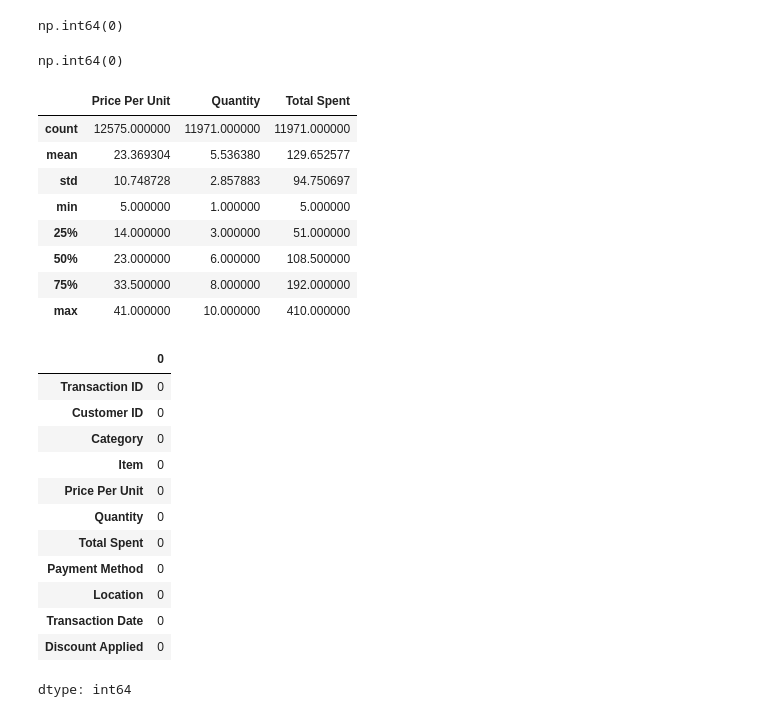
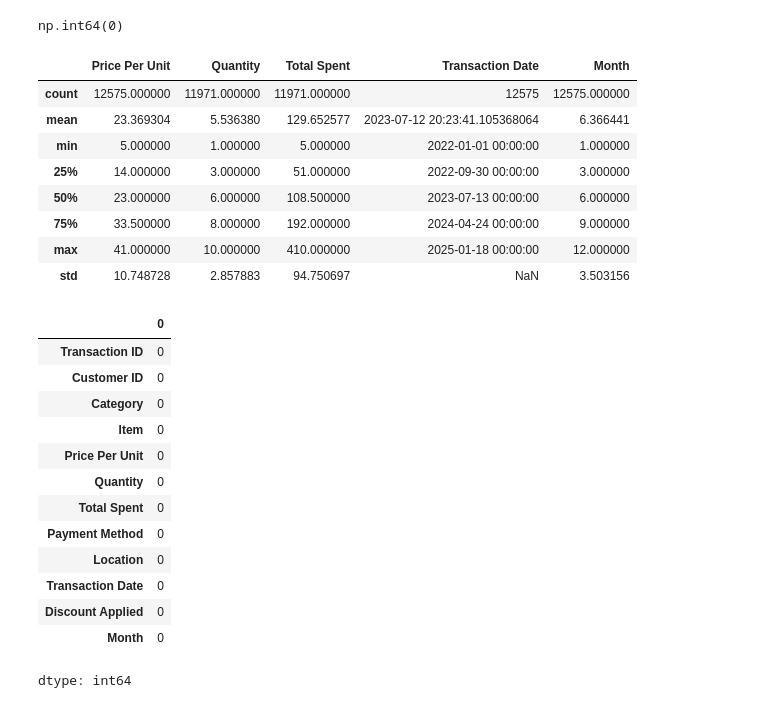
Before and after one commit to cityardhelaalisya/Data-Analyst-Portofolio, a Jupyter notebook: Retail_Store_Sales_Exploratory_Data_Analyst_and_Data_Cleaning.ipynb, the cells around one changed output. Saved outputs shown, nothing was run; the diff lists cells and outputs as text; code cells hidden in the pictures.

```diff
--- a/Retail_Store_Sales_Exploratory_Data_Analyst_and_Data_Cleaning.ipynb
+++ b/Retail_Store_Sales_Exploratory_Data_Analyst_and_Data_Cleaning.ipynb
@@ -8,10 +8,10 @@ import seaborn as sns
 from datetime import datetime
 # %%
 #load  the retail store sales dataset
-df = pd.read_csv('/content/retail_store_sales.csv')
+sales = pd.read_csv('/content/retail_store_sales.csv')
 
 #shows the dataset
-df.head(10)
+sales.head(10)
 # %% [output]
 |  | Transaction ID | Customer ID | Category | Item | Price Per Unit | Quantity | Total Spent | Payment Method | ... |
 | 0 | TXN_6867343 | CUST_09 | Patisserie | Item_10_PAT | 18.5 | 10.0 | 185.0 | Digital Wallet | ... |
@@ -70,3 +70,9 @@ df_missing_val
 | Payment Method | NaN | NaN | object |
 | Transaction Date | NaN | NaN | object |
 | Transaction ID | NaN | NaN | object |
+# %%
+# change data types 'Transaction Date' to datetime
+sales['Transaction Date'] = pd.to_datetime(sales['Transaction Date'], yearfirst=True)
+sales['Month'] = sales['Transaction Date'].dt.month.astype('int')
+sales['Year'] = sales['Transaction Date'].dt.year.astype('int')
+sales.info()
@@ -73,54 +100,49 @@ df_missing_val
 # %%
 # check datas in Discount Applied
-df['Discount Applied'].unique()
+sales['Discount Applied'].unique()
 
 # fill null values with mode
-df['Discount Applied'] = df['Discount Applied'].fillna(df['Discount Applied'].mode()[0])
-# column discount applied has successfully filled null value with mode values = 'True'
+sales['Discount Applied'] = sales['Discount Applied'].fillna('Unknown')
+# column discount applied has successfully filled null value with 'Unknown'
 # %% [output]
 np.int64(0)
 # %%
 # check datas in column Item
-df['Item'].unique()
+sales['Item'].unique()
 
-# There are no unconsistent datas but null values exist. Fill null value with mode
-mode_Item = df['Item'].mode()[0]
-
-# fill null values with mode values = 'Item_2_BEV'
-df['Item'] = df['Item'].fillna(mode_Item)
+# fill null values with mode values = 'Unknown'
+sales['Item'] = sales['Item'].fillna('Unkown')
-# %% [output]
-np.int64(0)
 # %%
 # because price per unit, quantity and total spent are numerice data types. I want to check whether we can fillna with calculate each other
-df[(df['Price Per Unit'].isna()) & (df['Quantity'].notna()) & (df['Total Spent'].notna())][['Price Per Unit', 'Quantity', 'Total Spent']]
+sales[(sales['Price Per Unit'].isna()) & (sales['Quantity'].notna()) & (sales['Total Spent'].notna())][['Price Per Unit', 'Quantity', 'Total Spent']]
 
 # we can calculate and fill na values in Price per Unit with Total Spent / Quantity
-cal_price = df['Total Spent'] / df['Quantity']
-df['Price Per Unit'] = df['Price Per Unit'].fillna(cal_price)
-df['Price Per Unit'].isna().sum()
+cal_price = sales['Total Spent'] / sales['Quantity']
+sales['Price Per Unit'] = sales['Price Per Unit'].fillna(cal_price)
+sales['Price Per Unit'].isna().sum()
 
 # check Quantity and Total Spent column
-df[(df['Price Per Unit'].notna()) & (df['Quantity'].isna()) & (df['Total Spent'].notna())][['Price Per Unit', 'Quantity', 'Total Spent']]
-df[(df['Price Per Unit'].notna()) & (df['Quantity'].isna()) & (df['Total Spent'].isna())][['Price Per Unit', 'Quantity', 'Total Spent']]
+sales[(sales['Price Per Unit'].notna()) & (sales['Quantity'].isna()) & (sales['Total Spent'].notna())][['Price Per Unit', 'Quantity', 'Total Spent']]
+sales[(sales['Price Per Unit'].notna()) & (sales['Quantity'].isna()) & (sales['Total Spent'].isna())][['Price Per Unit', 'Quantity', 'Total Spent']]
 
 # we can't use fillna values with calculate 'Price Per Unit' and 'Total Spent'. So we need fill it with median or median use bloxplot
-df.describe()
+sales.describe()
 # %% [output]
-|  | Price Per Unit | Quantity | Total Spent |
-| count | 12575.000000 | 11971.000000 | 11971.000000 |
-| mean | 23.369304 | 5.536380 | 129.652577 |
-| std | 10.748728 | 2.857883 | 94.750697 |
-| min | 5.000000 | 1.000000 | 5.000000 |
-| 25% | 14.000000 | 3.000000 | 51.000000 |
-| 50% | 23.000000 | 6.000000 | 108.500000 |
-| 75% | 33.500000 | 8.000000 | 192.000000 |
-| max | 41.000000 | 10.000000 | 410.000000 |
+|  | Price Per Unit | Quantity | Total Spent | Transaction Date | Month |
+| count | 12575.000000 | 11971.000000 | 11971.000000 | 12575 | 12575.000000 |
+| mean | 23.369304 | 5.536380 | 129.652577 | 2023-07-12 20:23:41.105368064 | 6.366441 |
+| min | 5.000000 | 1.000000 | 5.000000 | 2022-01-01 00:00:00 | 1.000000 |
+| 25% | 14.000000 | 3.000000 | 51.000000 | 2022-09-30 00:00:00 | 3.000000 |
+| 50% | 23.000000 | 6.000000 | 108.500000 | 2023-07-13 00:00:00 | 6.000000 |
+| 75% | 33.500000 | 8.000000 | 192.000000 | 2024-04-24 00:00:00 | 9.000000 |
+| max | 41.000000 | 10.000000 | 410.000000 | 2025-01-18 00:00:00 | 12.000000 |
+| std | 10.748728 | 2.857883 | 94.750697 | NaN | 3.503156 |
 # %%
 # fill na values for 'Quantity' with mean and 'Total Spent' with median
-df['Quantity'] = df['Quantity'].fillna(df['Quantity'].mean())
-df['Total Spent'] = df['Total Spent'].fillna(df['Total Spent'].median())
+sales['Quantity'] = sales['Quantity'].fillna(sales['Quantity'].mean())
+sales['Total Spent'] = sales['Total Spent'].fillna(sales['Total Spent'].median())
 
-df.isna().sum()
+sales.isna().sum()
 # %% [output]
 |  | 0 |
 | Transaction ID | 0 |
@@ -134,4 +156,5 @@ df.isna().sum()
 | Location | 0 |
 | Transaction Date | 0 |
 | Discount Applied | 0 |
+| Month | 0 |
 dtype: int64
```
Also changed, not shown: parts of 7 cells of this notebook.
